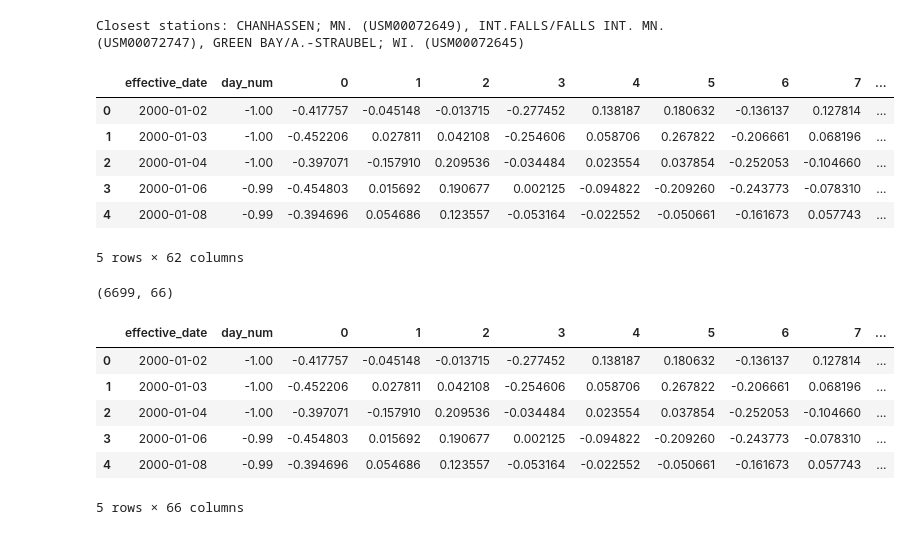
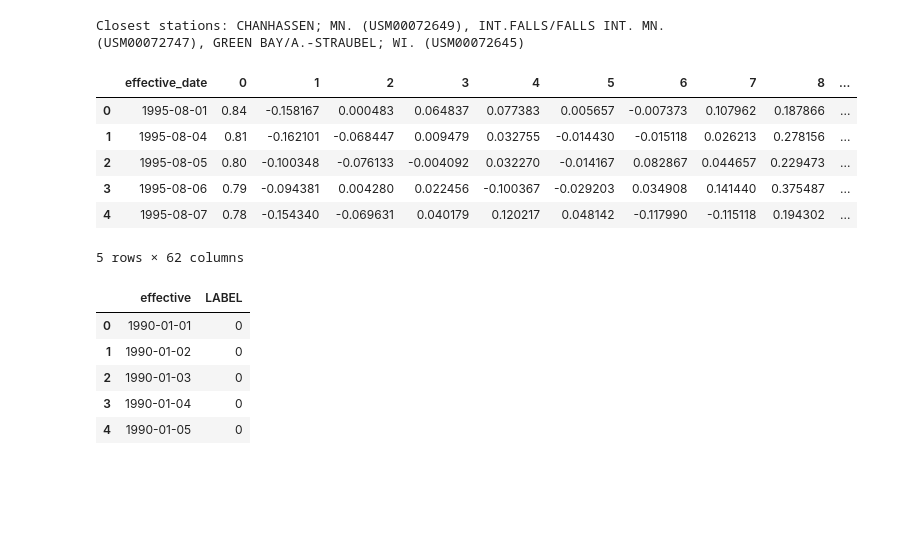
Before and after one commit to olievortex/olieigra, a Jupyter notebook: experiments/storm_events/30_maidenhead_igra_en35.ipynb, the cells around one changed output. Saved outputs shown, nothing was run; the diff lists cells and outputs as text; code cells hidden in the pictures; blank space fills up the shorter version.

```diff
--- a/experiments/storm_events/30_maidenhead_igra_en35.ipynb
+++ b/experiments/storm_events/30_maidenhead_igra_en35.ipynb
@@ -118,28 +125,24 @@ print(f'Closest stations: {', '.join(station_names)}')
 # %% [output]
 Closest stations: CHANHASSEN; MN. (USM00072649), INT.FALLS/FALLS INT. MN. (USM00072747), GREEN BAY/A.-STRAUBEL; WI. (USM00072645)
 # %%
-df_igra = merge_closest_igras(station_ids)
-df_igra.head()
+df_original_features = merge_closest_igras(station_ids)
+df_original_features.head()
 # %% [output]
-|  | effective_date | day_num | 0 | 1 | 2 | 3 | 4 | 5 | 6 | 7 | ... |
-| 0 | 2000-01-02 | -1.00 | -0.417757 | -0.045148 | -0.013715 | -0.277452 | 0.138187 | 0.180632 | -0.136137 | 0.127814 | ... |
-| 1 | 2000-01-03 | -1.00 | -0.452206 | 0.027811 | 0.042108 | -0.254606 | 0.058706 | 0.267822 | -0.206661 | 0.068196 | ... |
-| 2 | 2000-01-04 | -1.00 | -0.397071 | -0.157910 | 0.209536 | -0.034484 | 0.023554 | 0.037854 | -0.252053 | -0.104660 | ... |
-| 3 | 2000-01-06 | -0.99 | -0.454803 | 0.015692 | 0.190677 | 0.002125 | -0.094822 | -0.209260 | -0.243773 | -0.078310 | ... |
-| 4 | 2000-01-08 | -0.99 | -0.394696 | 0.054686 | 0.123557 | -0.053164 | -0.022552 | -0.050661 | -0.161673 | 0.057743 | ... |
+|  | effective_date | 0 | 1 | 2 | 3 | 4 | 5 | 6 | 7 | 8 | ... |
+| 0 | 1995-08-01 | 0.84 | -0.158167 | 0.000483 | 0.064837 | 0.077383 | 0.005657 | -0.007373 | 0.107962 | 0.187866 | ... |
+| 1 | 1995-08-04 | 0.81 | -0.162101 | -0.068447 | 0.009479 | 0.032755 | -0.014430 | -0.015118 | 0.026213 | 0.278156 | ... |
+| 2 | 1995-08-05 | 0.80 | -0.100348 | -0.076133 | -0.004092 | 0.032270 | -0.014167 | 0.082867 | 0.044657 | 0.229473 | ... |
+| 3 | 1995-08-06 | 0.79 | -0.094381 | 0.004280 | 0.022456 | -0.100367 | -0.029203 | 0.034908 | 0.141440 | 0.375487 | ... |
+| 4 | 1995-08-07 | 0.78 | -0.154340 | -0.069631 | 0.040179 | 0.120217 | 0.048142 | -0.117990 | -0.115118 | 0.194302 | ... |
 5 rows × 62 columns
 # %%
-df_severe = get_severe_in_maidenhead(pd.read_csv(SEVERE_CSV), [MAIDENHEAD])
-df_severe = merge_temporal_severe(df_severe, start_date, stop_date)
-df_severe = merge_severe_igra(df_igra, df_severe)
-print(df_severe.shape)
-df_severe.head()
+df_original_labels = get_severe_in_maidenheads(pd.read_csv(SEVERE_CSV), [MAIDENHEAD])
+df_original_labels = merge_temporal_severe(df_original_labels, start_date, stop_date)
+df_original_labels.head()
 # %% [output]
-(6699, 66)
-|  | effective_date | day_num | 0 | 1 | 2 | 3 | 4 | 5 | 6 | 7 | ... |
-| 0 | 2000-01-02 | -1.00 | -0.417757 | -0.045148 | -0.013715 | -0.277452 | 0.138187 | 0.180632 | -0.136137 | 0.127814 | ... |
-| 1 | 2000-01-03 | -1.00 | -0.452206 | 0.027811 | 0.042108 | -0.254606 | 0.058706 | 0.267822 | -0.206661 | 0.068196 | ... |
-| 2 | 2000-01-04 | -1.00 | -0.397071 | -0.157910 | 0.209536 | -0.034484 | 0.023554 | 0.037854 | -0.252053 | -0.104660 | ... |
-| 3 | 2000-01-06 | -0.99 | -0.454803 | 0.015692 | 0.190677 | 0.002125 | -0.094822 | -0.209260 | -0.243773 | -0.078310 | ... |
-| 4 | 2000-01-08 | -0.99 | -0.394696 | 0.054686 | 0.123557 | -0.053164 | -0.022552 | -0.050661 | -0.161673 | 0.057743 | ... |
+|  | effective | LABEL |
+| 0 | 1990-01-01 | 0 |
+| 1 | 1990-01-02 | 0 |
+| 2 | 1990-01-03 | 0 |
+| 3 | 1990-01-04 | 0 |
+| 4 | 1990-01-05 | 0 |
-5 rows × 66 columns
```
Also changed, not shown: parts of 12 cells of this notebook, 3 other files.
